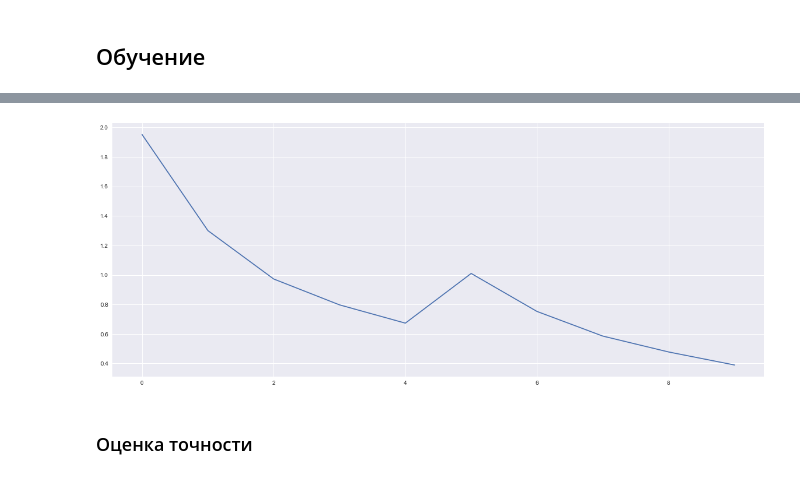
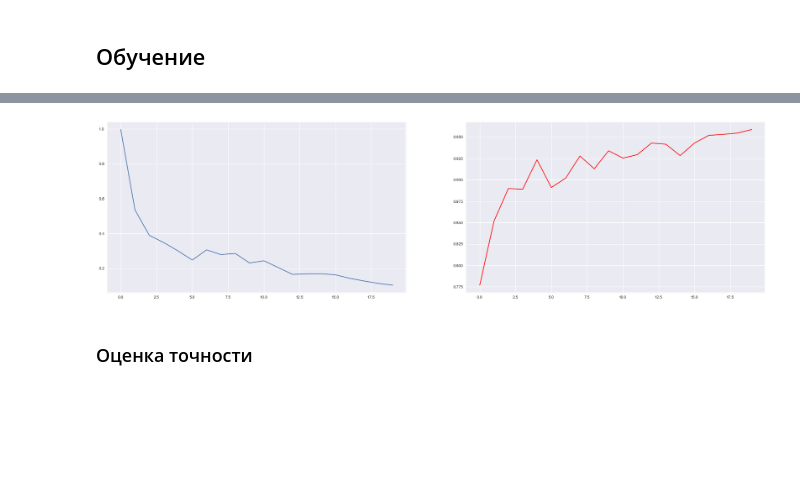
Before and after one commit to FL2107/signals_learning, a Jupyter notebook: RNN Classification.ipynb, the cells around one changed output, grey strips where cells are left out. Cells and saved outputs as stored; diff of their text form; code cells hidden in the pictures; blank space fills up the shorter version.

```diff
--- a/RNN Classification.ipynb
+++ b/RNN Classification.ipynb
@@ -50,8 +50,8 @@ activities.shape
 # %% [output]
 (64, 32)
 # %%
-CUT_LEN = 1000
-cut_df = cut_act(activities, CUT_LEN, count=20, random_start=True)
+CUT_LEN = 100
+cut_df = cut_act(activities, CUT_LEN, count=-1, random_start=True)
 cut_df.sample()
 # %% [output]
 |  | activityID | heart rate | temperature hand | 3Da_x scale_16 hand | 3Da_y scale_16 hand | ... |
@@ -177,7 +125,7 @@ X_train_tensor.shape, y_train_tensor.shape, np.unique(y_train_tensor), np.unique
  array([0, 1, 2, 3, 4, 5, 6, 7, 8], dtype=int64),
  array([0, 1, 2, 3, 4, 5, 6, 7, 8], dtype=int64))
 # %%
-BATCH_SIZE = 64
+BATCH_SIZE = 128
 
 trainset = SignalDataset(X_train_tensor, y_train_tensor)
 trainloader = torch.utils.data.DataLoader(trainset, batch_size=BATCH_SIZE,
@@ -195,17 +143,17 @@ len(trainset)
 activation = nn.LeakyReLU
 
 class RNN(nn.Module):
-    def __init__(self, input_size, hidden_dim, num_layers, num_classes, seq_len):
+    def __init__(self, input_size, hidden_dim, num_layers, num_classes):
         super(RNN, self).__init__()
         self.hidden_dim = hidden_dim
         self.num_layers = num_layers
-        self.rnn = nn.LSTM(input_size, hidden_dim, num_layers, batch_first=True)
-        self.fc = nn.Linear(hidden_dim,num_classes)
+        self.rnn = nn.LSTM(input_size, hidden_dim, num_layers, batch_first=True, bidirectional = True, dropout=0.5)
+        self.fc = nn.Linear(hidden_dim*2,num_classes)
 #         self.rnn = nn.RNN(input_size = 31, hidden_size = 128, num_layers=1, batch_first = True, bidirectional = False, dropout=0)
 
     def forward(self, x):
-        h0 = torch.zeros(self.num_layers, x.size(0), self.hidden_dim)
-        c0 = torch.zeros(self.num_layers, x.size(0), self.hidden_dim)
+        h0 = torch.zeros(self.num_layers*2, x.size(0), self.hidden_dim)
+        c0 = torch.zeros(self.num_layers*2, x.size(0), self.hidden_dim)
 
         out, _ = self.rnn(x, (h0, c0))
 #         out = out.reshape(out.shape[0], -1) # Если хотим выход через последний слой
@@ -214,18 +162,19 @@ class RNN(nn.Module):
 
 input_size = 31
 hidden_dim = 128
-num_layers = 1
+num_layers = 3
 num_classes = len(np.unique(y_targ))
-seq_len = X_signal.shape[1]
+# seq_len = X_signal.shape[1]
 
-net = RNN(input_size, hidden_dim, num_layers, num_classes, seq_len)
+net = RNN(input_size, hidden_dim, num_layers, num_classes)
 # %% [markdown]
 ## Обучение
 # %%
-NUM_EPOCHS = 10
+NUM_EPOCHS = 20
 
 loss_fn = torch.nn.CrossEntropyLoss(size_average=False)
 losses = []
+val_losses = []
 
 learning_rate = 3e-3
 optimizer = torch.optim.AdamW(net.parameters(), lr=learning_rate)
@@ -258,6 +207,6 @@ for epoch_num in ebar:
     with torch.no_grad():
         y_pred = torch.softmax(net(X_val_tensor), 1)
         y = torch.argmax(y_pred, axis=1)
-        line = '[{}/{}] current valid score: {}'.format(epoch_num+1, NUM_EPOCHS, f1_score(y_val_tensor, y, average='macro'))
-        print(line)
-#         ebar.set_description(line)
+#         line = '[{}/{}] current valid score: {}'.format(epoch_num+1, NUM_EPOCHS, f1_score(y_val_tensor, y, average='macro'))
+#         print(line)
+        val_losses.append(f1_score(y_val_tensor, y, average='macro'))
@@ -275,9 +213,10 @@ for epoch_num in ebar:
 # %%
-fig, axs = plt.subplots(1,1,figsize=(20,8))
-plt.plot(np.arange(NUM_EPOCHS), losses)
+fig, axs = plt.subplots(1,2,figsize=(30,8))
+axs[0].plot(np.arange(NUM_EPOCHS), losses)
+axs[1].plot(np.arange(NUM_EPOCHS), val_losses, color='red')
 plt.show()
 # %% [output]
-[figure, old version]
+[figure, new version]
 # %% [markdown]
 ### Оценка точности
 # %%
```
Also changed, not shown: parts of 16 cells of this notebook, 1 other file.
